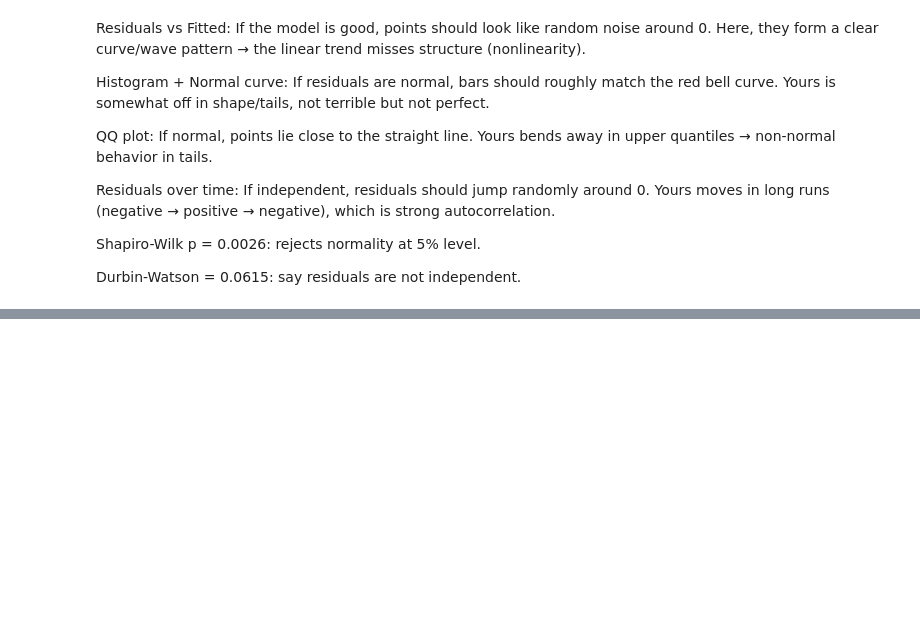
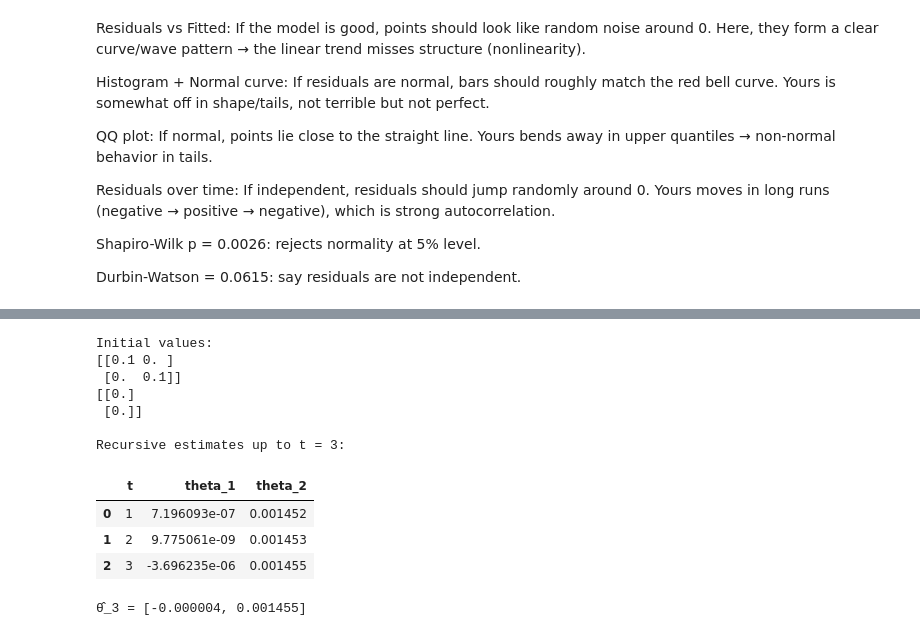
Before and after one commit to JesperDTU/TimeSeriesAnalysis_Assignments, a Jupyter notebook: Assignment1/Assignment1.ipynb, the cells around one changed output, grey strips where cells are left out. Cells and saved outputs as stored; diff of their text form; code cells hidden in the pictures; blank space fills up the shorter version.

```diff
--- a/Assignment1/Assignment1.ipynb
+++ b/Assignment1/Assignment1.ipynb
@@ -438,0 +452,48 @@ Durbin-Watson = 0.0615: say residuals are not independent.
+# %%
+# RLS update equations up to t = 3
+p = X.shape[1]
+y_vec = np.asarray(y).reshape(-1)
+
+# Initializations from assignment:
+R0 = 0.1 * np.eye(p)
+theta0 = np.zeros((p, 1))
+
+R_prev = R0.copy()
+theta_prev = theta0.copy()
+
+theta_path = []
+
+for t in range(1, 4):
+    x_t = X[t - 1].reshape(-1, 1)
+    y_t = float(y_vec[t - 1])
+
+    R_t = R_prev + x_t @ x_t.T
+    innovation = y_t - float((x_t.T @ theta_prev).item())
+    theta_t = theta_prev + np.linalg.inv(R_t) @ x_t * innovation
+
+    theta_path.append([t, theta_t[0, 0], theta_t[1, 0]])
+
+    R_prev = R_t
+    theta_prev = theta_t
+
+theta_recursive_t3 = theta_prev
+
+print("Initial values:")
+print(R0)
+print(theta0)
+print("\nRecursive estimates up to t = 3:")
+display(pd.DataFrame(theta_path, columns=["t", "theta_1", "theta_2"]))
+print(f"\nθ̂_3 = [{theta_recursive_t3[0,0]:.6f}, {theta_recursive_t3[1,0]:.6f}]")
+# %% [output]
+Initial values:
+[[0.1 0. ]
+ [0.  0.1]]
+[[0.]
+ [0.]]
+
+Recursive estimates up to t = 3:
+|  | t | theta_1 | theta_2 |
+| 0 | 1 | 7.196093e-07 | 0.001452 |
+| 1 | 2 | 9.775061e-09 | 0.001453 |
+| 2 | 3 | -3.696235e-06 | 0.001455 |
+θ̂_3 = [-0.000004, 0.001455]
```
Also changed, not shown: parts of 6 cells of this notebook.
